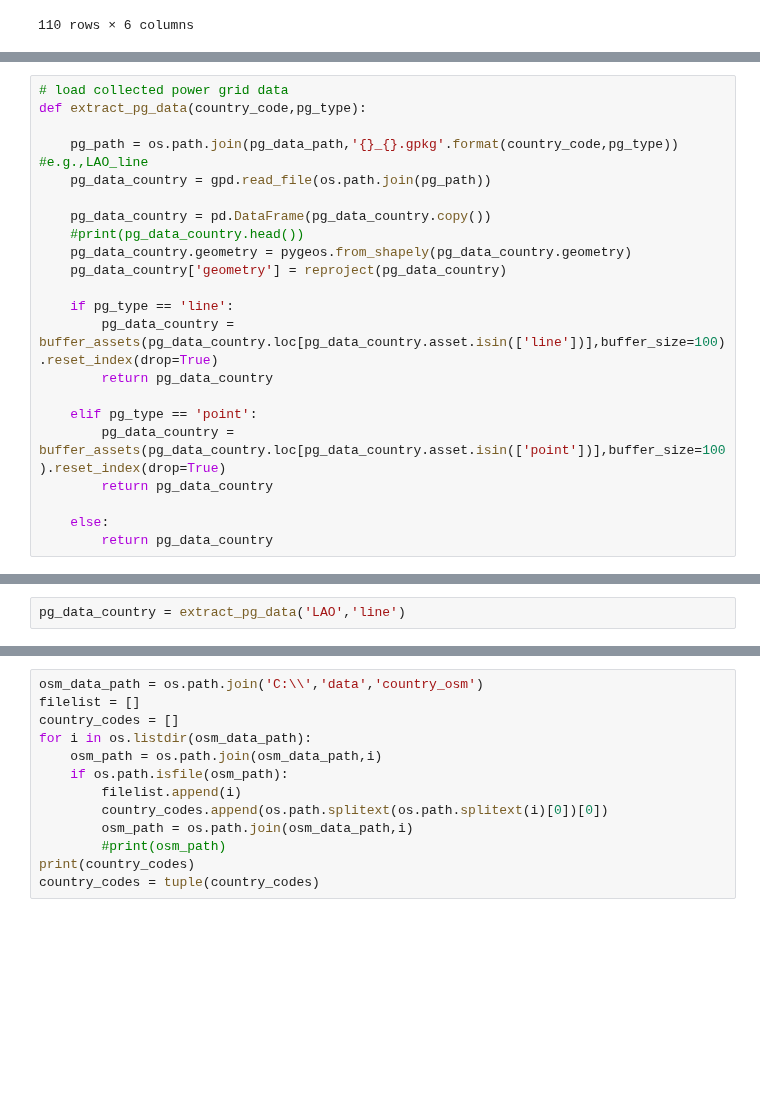
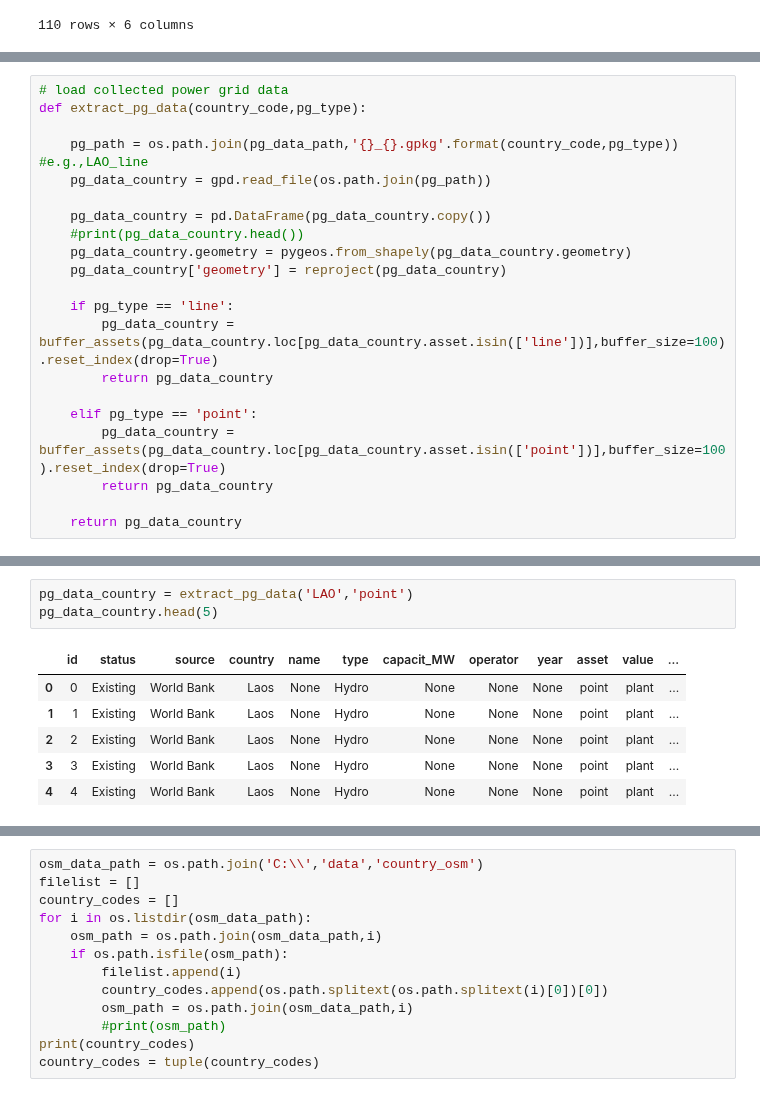
Before and after one commit to Mengqi-Ye/pg_risk_analysis, a Jupyter notebook: notebooks/Example_run.ipynb, the cells around one changed output, grey strips where cells are left out. Drawn from its saved outputs; the diff is of its cells as text; blank space fills up the shorter version.

```diff
--- a/notebooks/Example_run.ipynb
+++ b/notebooks/Example_run.ipynb
@@ -668,6 +803,5 @@ def extract_pg_data(country_code,pg_type):
         pg_data_country = buffer_assets(pg_data_country.loc[pg_data_country.asset.isin(['point'])],buffer_size=100).reset_index(drop=True)
         return pg_data_country
 
-    else:
-        return pg_data_country
+    return pg_data_country
 # %%
@@ -714,2 +873,10 @@ def assess_damage_pg(country_code,pg_data_country):
 # %%
-pg_data_country = extract_pg_data('LAO','line')
+pg_data_country = extract_pg_data('LAO','point')
+pg_data_country.head(5)
+# %% [output]
+|  | id | status | source | country | name | type | capacit_MW | operator | year | asset | value | ... |
+| 0 | 0 | Existing | World Bank | Laos | None | Hydro | None | None | None | point | plant | ... |
+| 1 | 1 | Existing | World Bank | Laos | None | Hydro | None | None | None | point | plant | ... |
+| 2 | 2 | Existing | World Bank | Laos | None | Hydro | None | None | None | point | plant | ... |
+| 3 | 3 | Existing | World Bank | Laos | None | Hydro | None | None | None | point | plant | ... |
+| 4 | 4 | Existing | World Bank | Laos | None | Hydro | None | None | None | point | plant | ... |
```
Also changed, not shown: parts of 16 cells of this notebook.
